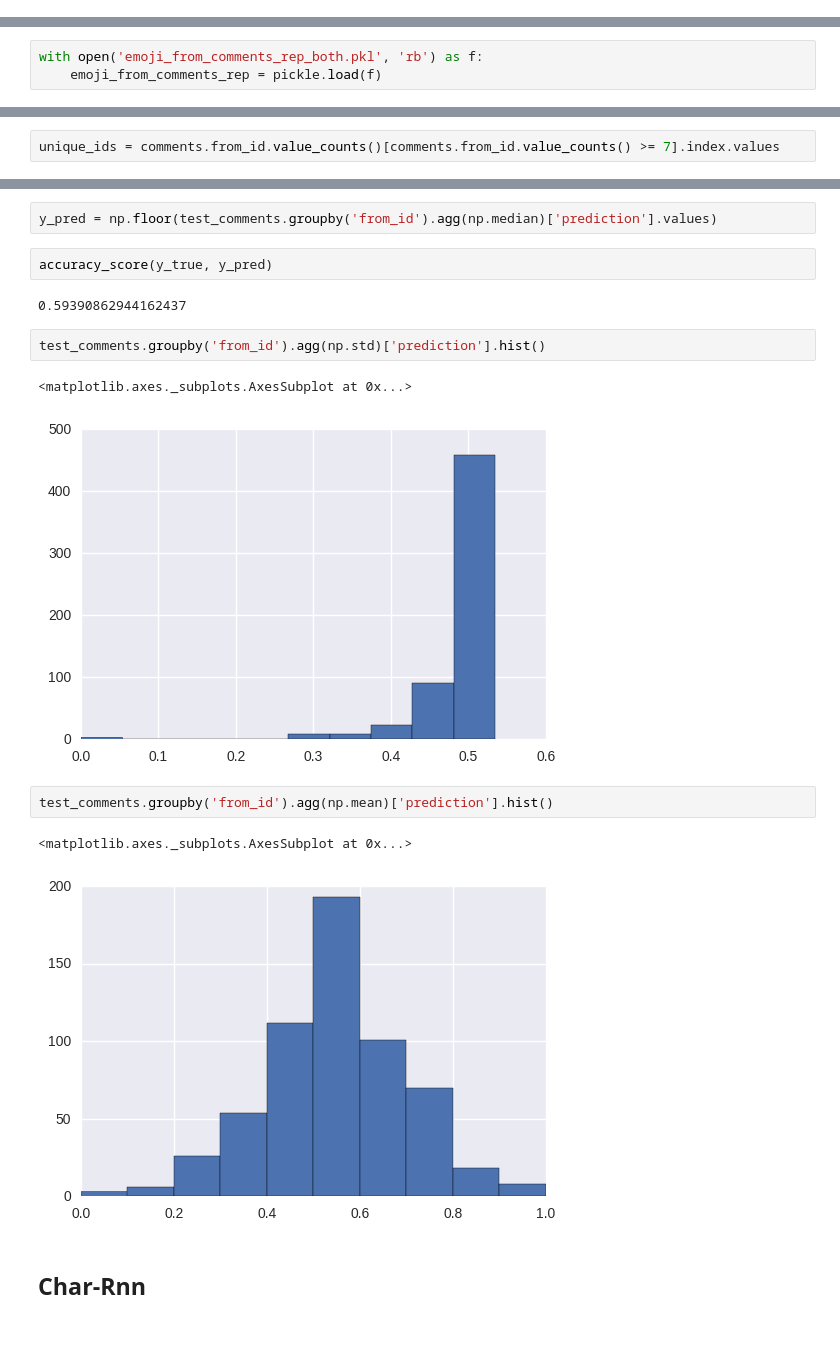
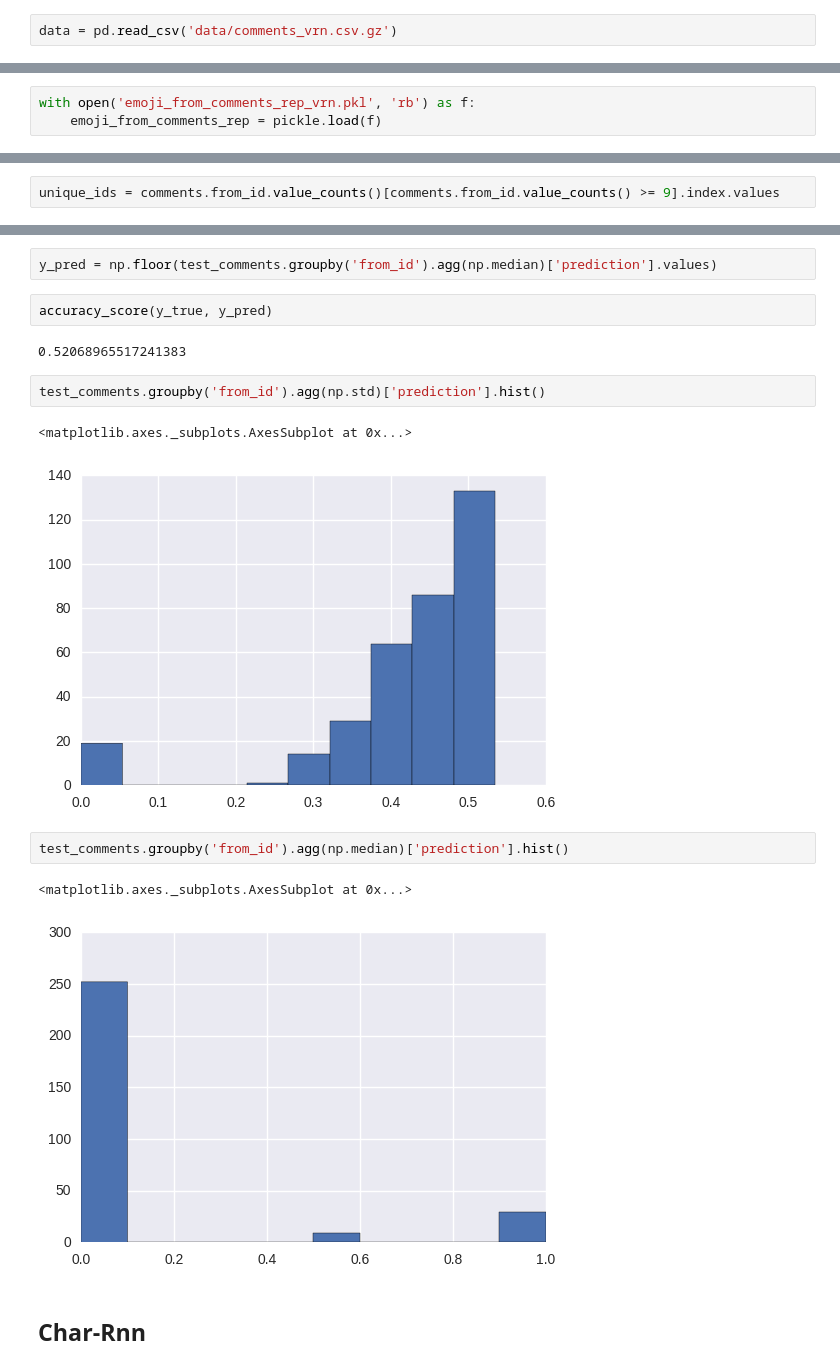
Before and after one commit to EvgenyKashin/CommentsAnalysis, a Jupyter notebook: comments_both.ipynb, the cells around one changed output, grey strips where cells are left out. Saved outputs shown, nothing was run; the diff lists cells and outputs as text; blank space fills up the shorter version.

```diff
--- a/comments_both.ipynb
+++ b/comments_both.ipynb
@@ -31,6 +31,8 @@ Using Theano backend.
 data1 = pd.read_csv('data/comments_vrn.csv.gz')
 data2 = pd.read_csv('data/comments_ekb.csv.gz')
 data = pd.concat((data1, data2))
+# %%
+data = pd.read_csv('data/comments_vrn.csv.gz')
 # %%
 data.shape
 # %% [output]
@@ -462,7 +470,7 @@ with open('emoji_from_comments_rep_both.pkl', 'wb') as f:
 # %% [markdown]
 #### Else load
 # %%
-with open('emoji_from_comments_rep_both.pkl', 'rb') as f:
+with open('emoji_from_comments_rep_vrn.pkl', 'rb') as f:
     emoji_from_comments_rep = pickle.load(f)
 # %%
 emoji_from_comments_no_rep = list(map(lambda com: get_emoji(com, False), comments_list))
@@ -704,5 +712,5 @@ vectorizer.fit_transform(comments.text.values)
 # %%
-unique_ids = comments.from_id.value_counts()[comments.from_id.value_counts() >= 7].index.values
+unique_ids = comments.from_id.value_counts()[comments.from_id.value_counts() >= 9].index.values
 # %%
 len(unique_ids)
 # %% [output]
@@ -766,17 +774,17 @@ y_pred = np.floor(test_comments.groupby('from_id').agg(np.median)['prediction'].
 # %%
 accuracy_score(y_true, y_pred)
 # %% [output]
-0.59390862944162437
+0.52068965517241383
 # %%
 test_comments.groupby('from_id').agg(np.std)['prediction'].hist()
 # %% [output]
 <matplotlib.axes._subplots.AxesSubplot at 0x...>
-[figure, old version]
+[figure, new version]
 # %%
-test_comments.groupby('from_id').agg(np.mean)['prediction'].hist()
+test_comments.groupby('from_id').agg(np.median)['prediction'].hist()
 # %% [output]
 <matplotlib.axes._subplots.AxesSubplot at 0x...>
-[figure, old version]
+[figure, new version]
 # %% [markdown]
 ## Char-Rnn
 # %% [markdown]
```
Also changed, not shown: parts of 126 cells of this notebook, 6 other files.
